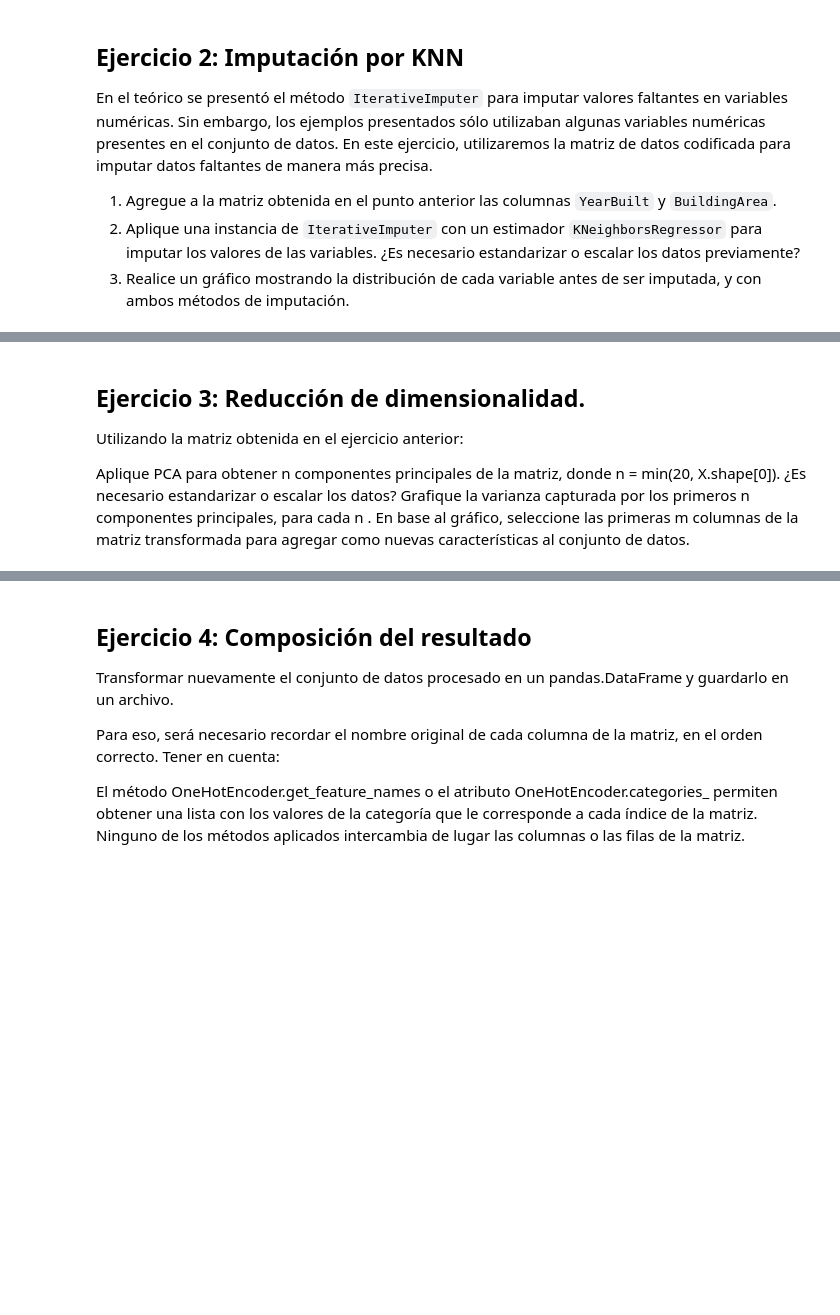
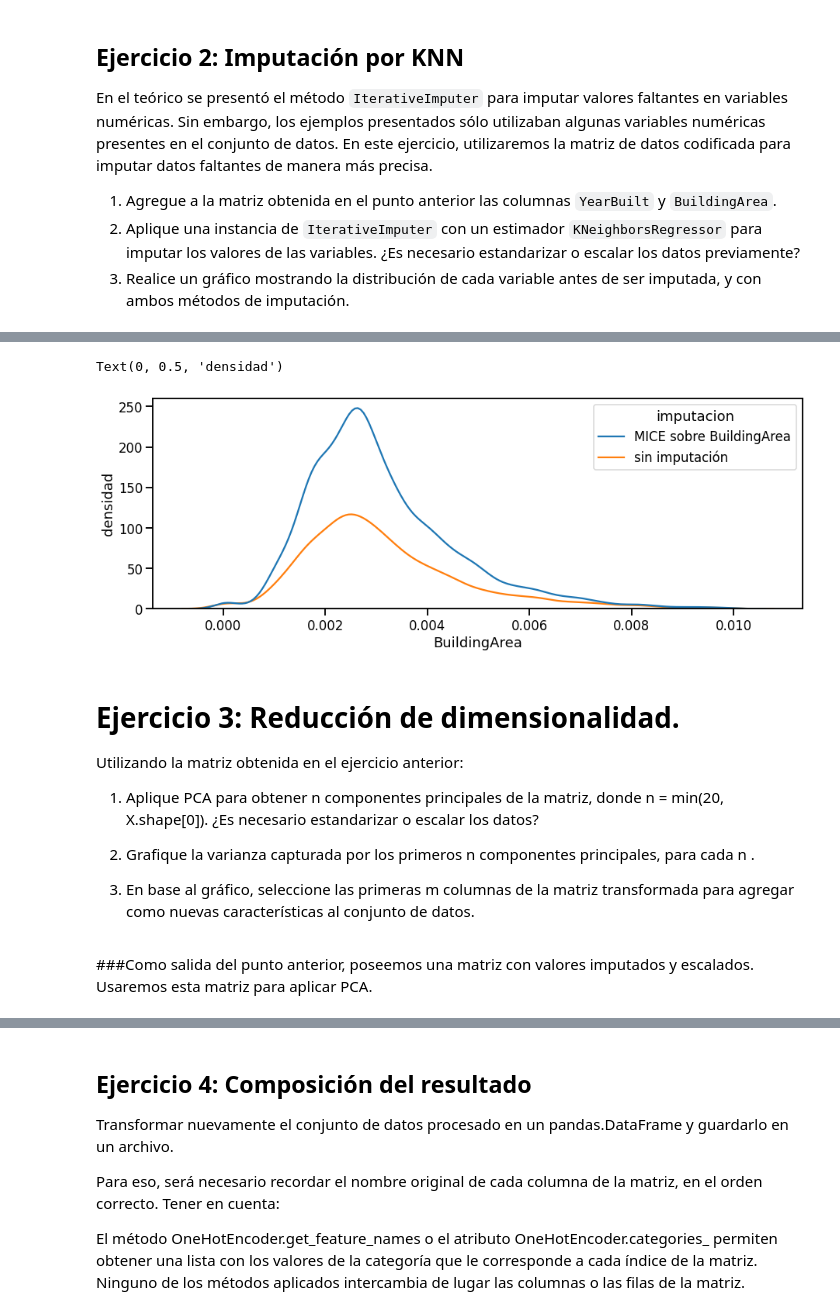
Before and after one commit to donlucas1/Grupo10, a Jupyter notebook: eycd/Grupo_10_EyCD_Entregable_Parte_1_y_2.ipynb, the cells around one changed output, grey strips where cells are left out. Drawn from its saved outputs; the diff is of its cells as text; code cells hidden in the pictures; blank space fills up the shorter version.

```diff
--- a/eycd/Grupo_10_EyCD_Entregable_Parte_1_y_2.ipynb
+++ b/eycd/Grupo_10_EyCD_Entregable_Parte_1_y_2.ipynb
@@ -1439,7 +1613,23 @@ plt.show()
+# %%
+fig = plt.figure(figsize=(15, 5))
+mice_BuildingArea = airbnb_melb_all.BuildingArea.to_frame()
+mice_BuildingArea['imputacion'] = 'MICE sobre BuildingArea'
+orig_BuildingArea = airbnb_melb_scal.BuildingArea.dropna().to_frame()
+orig_BuildingArea['imputacion'] = 'sin imputación'
+data_BuildingArea = pd.concat([mice_BuildingArea, orig_BuildingArea], axis=0)
+data_BuildingArea.reset_index(inplace=True)
+g = sns.kdeplot(data=data_BuildingArea[data_BuildingArea.BuildingArea < 0.01], x='BuildingArea',hue='imputacion')
+plt.ylabel('densidad')
+# %% [output]
+Text(0, 0.5, 'densidad')
+[figure, added]
 # %% [markdown]
-## Ejercicio 3: Reducción de dimensionalidad.
+# Ejercicio 3: Reducción de dimensionalidad.
 Utilizando la matriz obtenida en el ejercicio anterior:
 
-Aplique PCA para obtener  n  componentes principales de la matriz, donde n = min(20, X.shape[0]). ¿Es necesario estandarizar o escalar los datos?
-Grafique la varianza capturada por los primeros  n  componentes principales, para cada  n .
-En base al gráfico, seleccione las primeras  m  columnas de la matriz transformada para agregar como nuevas características al conjunto de datos.
+1. Aplique PCA para obtener  n  componentes principales de la matriz, donde n = min(20, X.shape[0]). ¿Es necesario estandarizar o escalar los datos?
+
+2. Grafique la varianza capturada por los primeros  n  componentes principales, para cada  n .
+3. En base al gráfico, seleccione las primeras  m  columnas de la matriz transformada para agregar como nuevas características al conjunto de datos.
+# %% [markdown]
+###Como salida del punto anterior, poseemos una matriz con valores imputados y escalados. Usaremos esta matriz para aplicar PCA.
```
Also changed, not shown: parts of 84 cells of this notebook.
